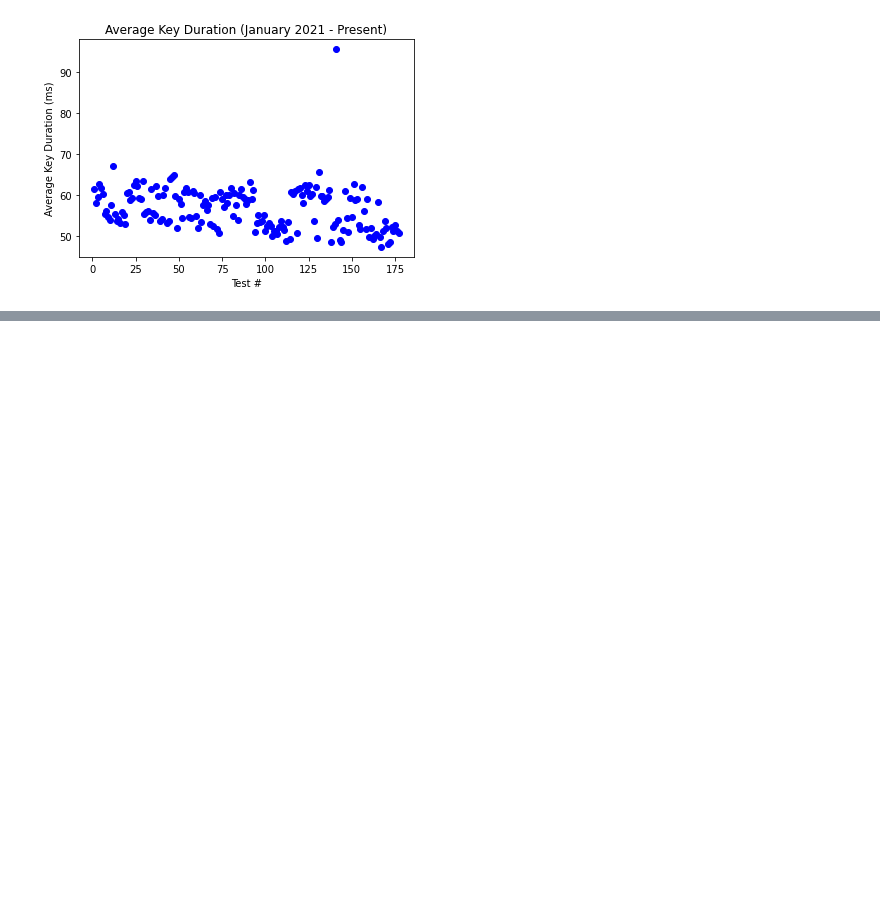
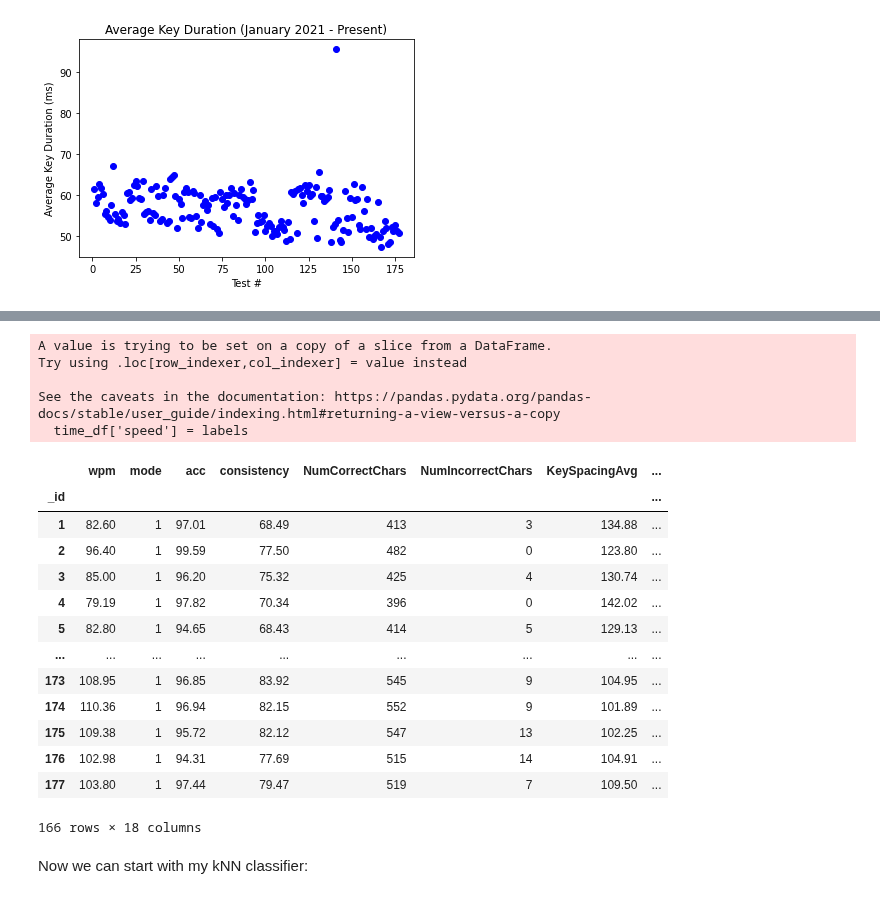
Before and after one commit to TrevorBushnell/CPSC222-MonkeyType-Data-Project, a Jupyter notebook: Monkey_Type_Report.ipynb, the cells around one changed output, grey strips where cells are left out. Cells and saved outputs as stored; diff of their text form; code cells hidden in the pictures; blank space fills up the shorter version.

```diff
--- a/Monkey_Type_Report.ipynb
+++ b/Monkey_Type_Report.ipynb
@@ -447,0 +479,24 @@ What strikes me is how strong of a collelation there is between time and
+# %%
+first_half_list = []
+second_half_list = []
+n = len(time_df.index)
+count = 0
+
+for index in time_df.index:
+    x = time_df['KeyDurationAvg'][index]
+
+    if count >= n // 2:
+        second_half_list.append(x)
+    else:
+        first_half_list.append(x)
+
+    count += 1
+
+
+list_1 = np.array(first_half_list)
+list_2 = np.array(second_half_list)
+
+
+t,p = stats.ttest_rel(list_2, list_1)
+print('t:', t)
+print('p:', p)
@@ -447,0 +520,37 @@ What strikes me is how strong of a collelation there is between time and
+# %%
+labels = []
+
+for index in time_df.index:
+    wpm = time_df['wpm'][index]
+
+    if wpm <= 90:
+        labels.append('slow')
+    elif wpm > 90 and wpm <= 100:
+        labels.append('medium')
+    elif wpm > 100:
+        labels.append('fast')
+
+time_df['speed'] = labels
+time_df.set_index('_id')
+# %% [output]
+A value is trying to be set on a copy of a slice from a DataFrame.
+Try using .loc[row_indexer,col_indexer] = value instead
+
+See the caveats in the documentation: https://pandas.pydata.org/pandas-docs/stable/user_guide/indexing.html#returning-a-view-versus-a-copy
+  time_df['speed'] = labels
+|  | wpm | mode | acc | consistency | NumCorrectChars | NumIncorrectChars | KeySpacingAvg | ... |
+| _id |  |  |  |  |  |  |  | ... |
+| 1 | 82.60 | 1 | 97.01 | 68.49 | 413 | 3 | 134.88 | ... |
+| 2 | 96.40 | 1 | 99.59 | 77.50 | 482 | 0 | 123.80 | ... |
+| 3 | 85.00 | 1 | 96.20 | 75.32 | 425 | 4 | 130.74 | ... |
+| 4 | 79.19 | 1 | 97.82 | 70.34 | 396 | 0 | 142.02 | ... |
+| 5 | 82.80 | 1 | 94.65 | 68.43 | 414 | 5 | 129.13 | ... |
+| ... | ... | ... | ... | ... | ... | ... | ... | ... |
+| 173 | 108.95 | 1 | 96.85 | 83.92 | 545 | 9 | 104.95 | ... |
+| 174 | 110.36 | 1 | 96.94 | 82.15 | 552 | 9 | 101.89 | ... |
+| 175 | 109.38 | 1 | 95.72 | 82.12 | 547 | 13 | 102.25 | ... |
+| 176 | 102.98 | 1 | 94.31 | 77.69 | 515 | 14 | 104.91 | ... |
+| 177 | 103.80 | 1 | 97.44 | 79.47 | 519 | 7 | 109.50 | ... |
+166 rows × 18 columns
+# %% [markdown]
+Now we can start with my kNN classifier:
```
Also changed, not shown: parts of 16 cells of this notebook.
